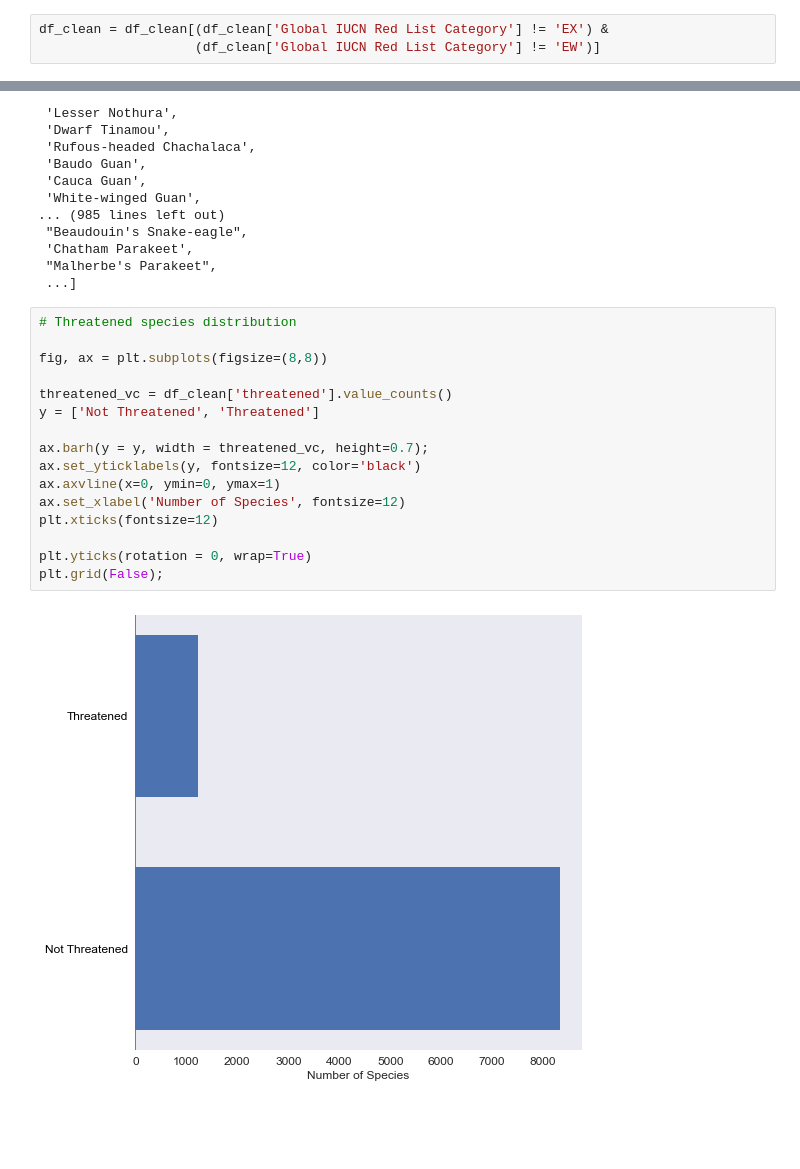
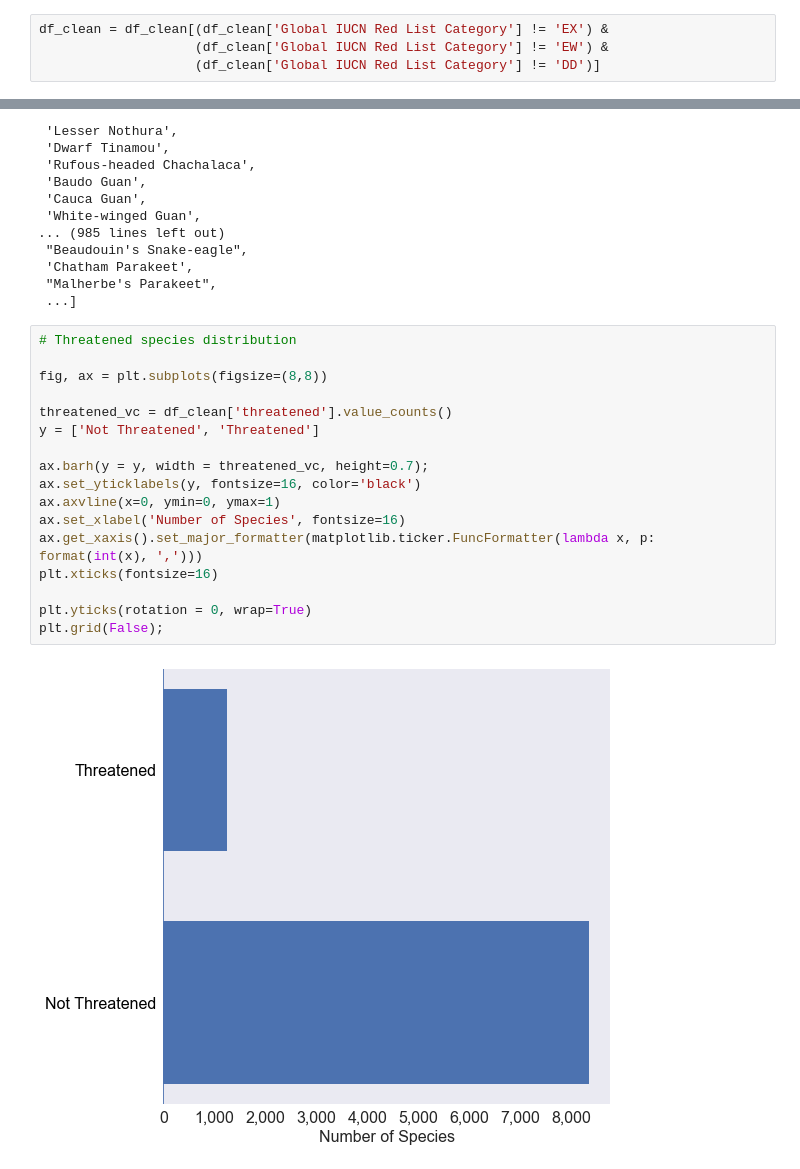
Before and after one commit to CGPinDC/Bird-Classification-Project, a Jupyter notebook: notebooks/jeff/Marvel_notebook.ipynb, the cells around one changed output, grey strips where cells are left out. Saved outputs shown, nothing was run; the diff lists cells and outputs as text; blank space fills up the shorter version.

```diff
--- a/notebooks/jeff/Marvel_notebook.ipynb
+++ b/notebooks/jeff/Marvel_notebook.ipynb
@@ -271,7 +285,8 @@ df_clean.loc[(df_clean['Global IUCN Red List Category'] == 'VU') |
              (df_clean['Global IUCN Red List Category'] == 'CR(PE)'), 'threatened'] = 1
 # %%
 df_clean = df_clean[(df_clean['Global IUCN Red List Category'] != 'EX') &
-                    (df_clean['Global IUCN Red List Category'] != 'EW')]
+                    (df_clean['Global IUCN Red List Category'] != 'EW') &
+                    (df_clean['Global IUCN Red List Category'] != 'DD')]
 # %%
 # One hot encode Passerine and Diet 5 Category
 
@@ -1612,18 +1395,19 @@ list(threatened['English'])
 # %%
 # Threatened species distribution
 
 fig, ax = plt.subplots(figsize=(8,8))
 
 threatened_vc = df_clean['threatened'].value_counts()
 y = ['Not Threatened', 'Threatened']
 
 ax.barh(y = y, width = threatened_vc, height=0.7);
-ax.set_yticklabels(y, fontsize=12, color='black')
+ax.set_yticklabels(y, fontsize=16, color='black')
 ax.axvline(x=0, ymin=0, ymax=1)
-ax.set_xlabel('Number of Species', fontsize=12)
-plt.xticks(fontsize=12)
+ax.set_xlabel('Number of Species', fontsize=16)
+ax.get_xaxis().set_major_formatter(matplotlib.ticker.FuncFormatter(lambda x, p: format(int(x), ',')))
+plt.xticks(fontsize=16)
 
 plt.yticks(rotation = 0, wrap=True)
 plt.grid(False);
 # %% [output]
-[figure, old version]
+[figure, new version]
```
Also changed, not shown: parts of 78 cells of this notebook.
